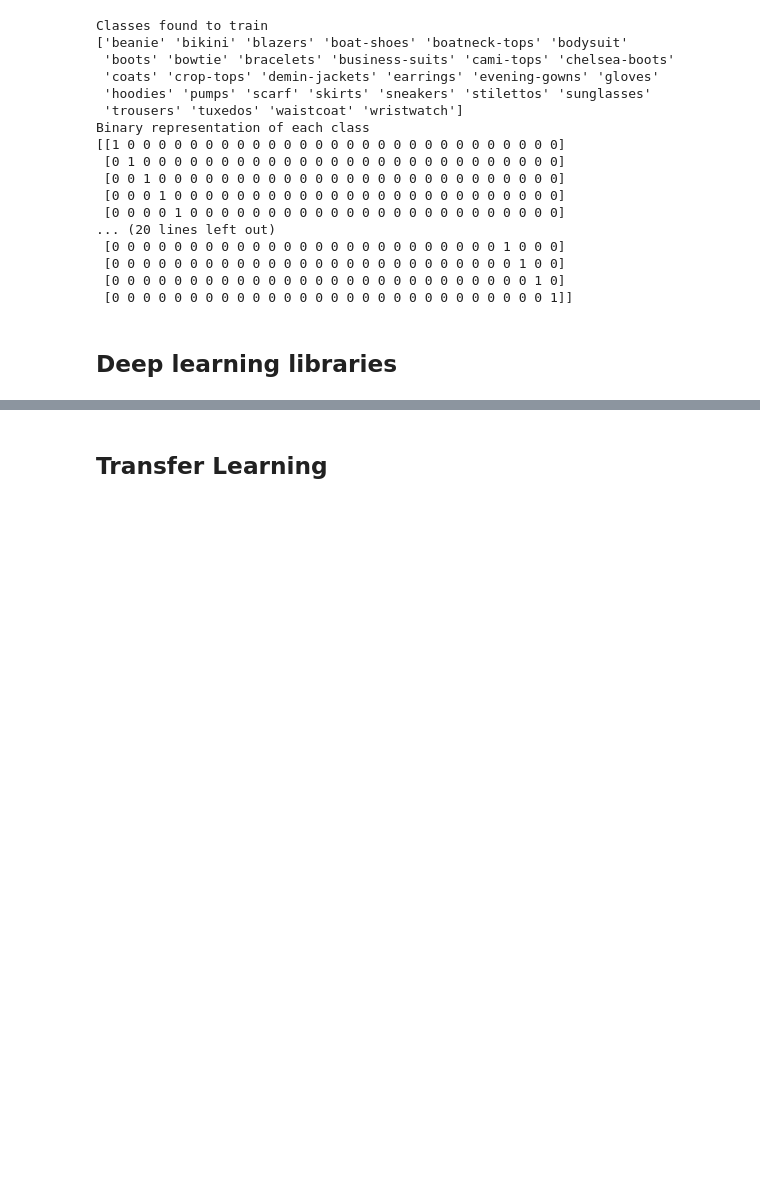
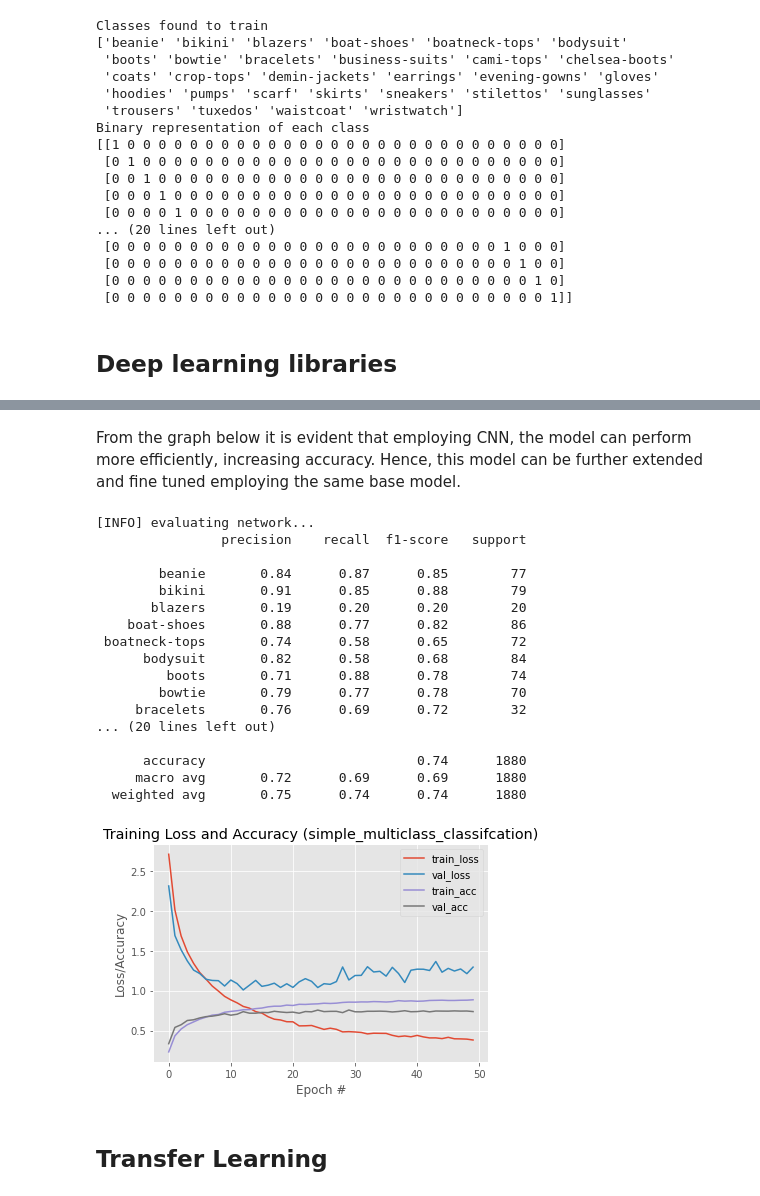
Before and after one commit to stevenfox/products_classification, a Jupyter notebook: BrandMind_Stefanos.ipynb, the cells around one changed output, grey strips where cells are left out. Cells and saved outputs as stored; diff of their text form; code cells hidden in the pictures; blank space fills up the shorter version.

```diff
--- a/BrandMind_Stefanos.ipynb
+++ b/BrandMind_Stefanos.ipynb
@@ -257,0 +270,5 @@ plt.savefig("training_performance.png")
+# %%
+# Reshape the data so it can be used with convolutional neural networks
+img_rows, img_cols = 32, 32
+X_train = X_train.reshape(X_train.shape[0], img_cols, img_rows, 3)
+X_test = X_test.reshape(X_test.shape[0], img_cols, img_rows, 3)
@@ -258,3 +333,51 @@ plt.savefig("training_performance.png")
+# %% [markdown]
+From the graph below it is evident that employing CNN, the model can perform more efficiently, increasing accuracy. Hence, this model can be further extended and fine tuned employing the same base model.
+# %%
+#evaluate the network
+print("[INFO] evaluating network...")
+predictions = model2.predict(X_test, batch_size=32)
+
+#Uncomment to see the predicted probabilty for each class in every test image
+# print ("predictions---------------->",predictions)
+#Uncomment to print the predicted labels in each image
+# print("predictions.argmax(axis=1)",predictions.argmax(axis=1))
+
+# print the performance report of the prediction
+print(classification_report(testY.argmax(axis=1),
+	predictions.argmax(axis=1), target_names=lb.classes_))
+
+# plot the training loss and accuracy for each epoch
+N = np.arange(0, 50)
+plt.style.use("ggplot")
+plt.figure()
+plt.plot(N, model2_history.history["loss"], label="train_loss")
+plt.plot(N, model2_history.history["val_loss"], label="val_loss")
+plt.plot(N, model2_history.history["accuracy"], label="train_acc")
+plt.plot(N, model2_history.history["val_accuracy"], label="val_acc")
+plt.title("Training Loss and Accuracy (simple_multiclass_classifcation)")
+plt.xlabel("Epoch #")
+plt.ylabel("Loss/Accuracy")
+plt.legend()
+plt.savefig("training_performance.png")
+# %% [output]
+[INFO] evaluating network...
+                precision    recall  f1-score   support
+
+        beanie       0.84      0.87      0.85        77
+        bikini       0.91      0.85      0.88        79
+       blazers       0.19      0.20      0.20        20
+    boat-shoes       0.88      0.77      0.82        86
+ boatneck-tops       0.74      0.58      0.65        72
+      bodysuit       0.82      0.58      0.68        84
+         boots       0.71      0.88      0.78        74
+        bowtie       0.79      0.77      0.78        70
+     bracelets       0.76      0.69      0.72        32
+... (20 lines left out)
+
+      accuracy                           0.74      1880
+     macro avg       0.72      0.69      0.69      1880
+  weighted avg       0.75      0.74      0.74      1880
+[figure, added]
 # %% [markdown]
 ## Transfer Learning
 # %%
```
Also changed, not shown: parts of 27 cells of this notebook.
